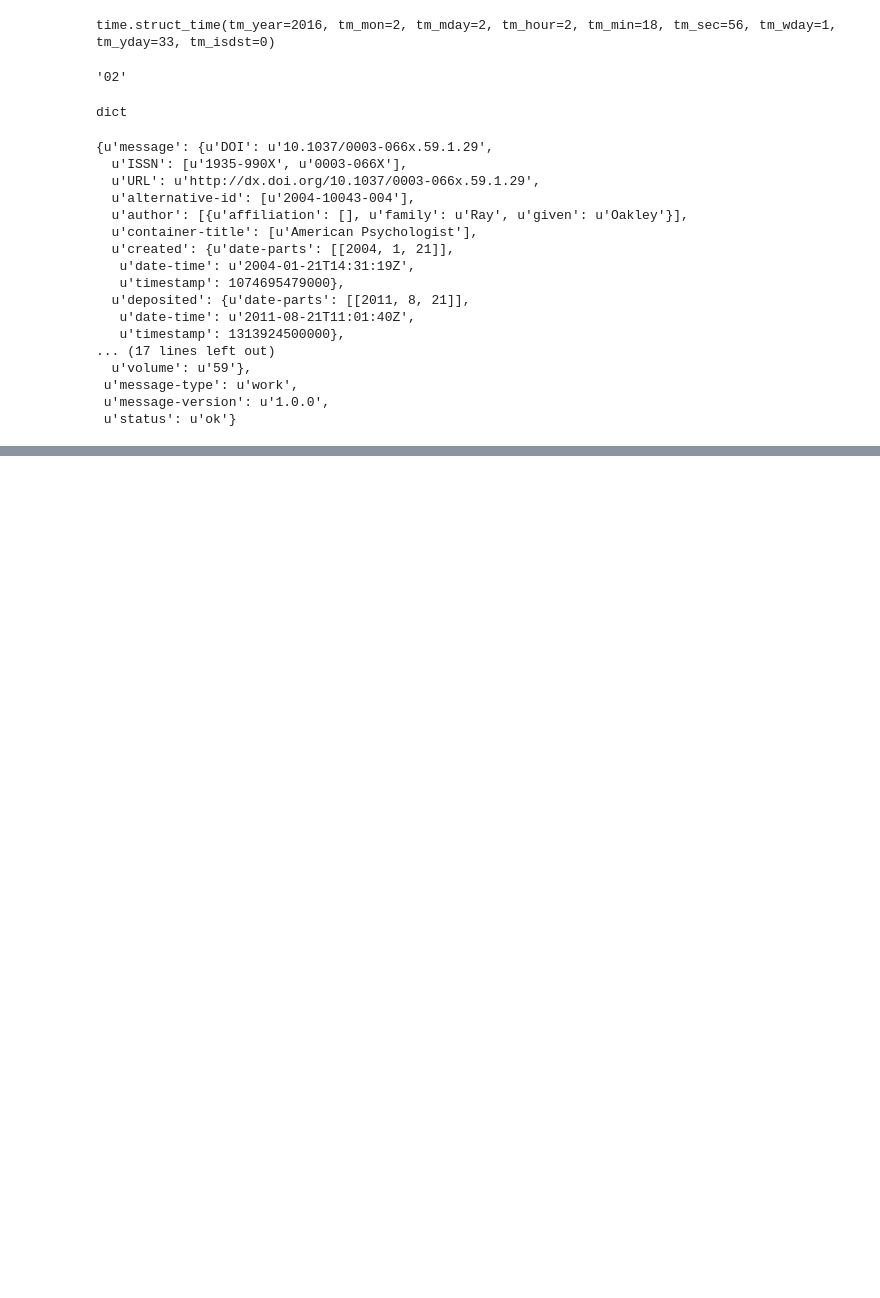
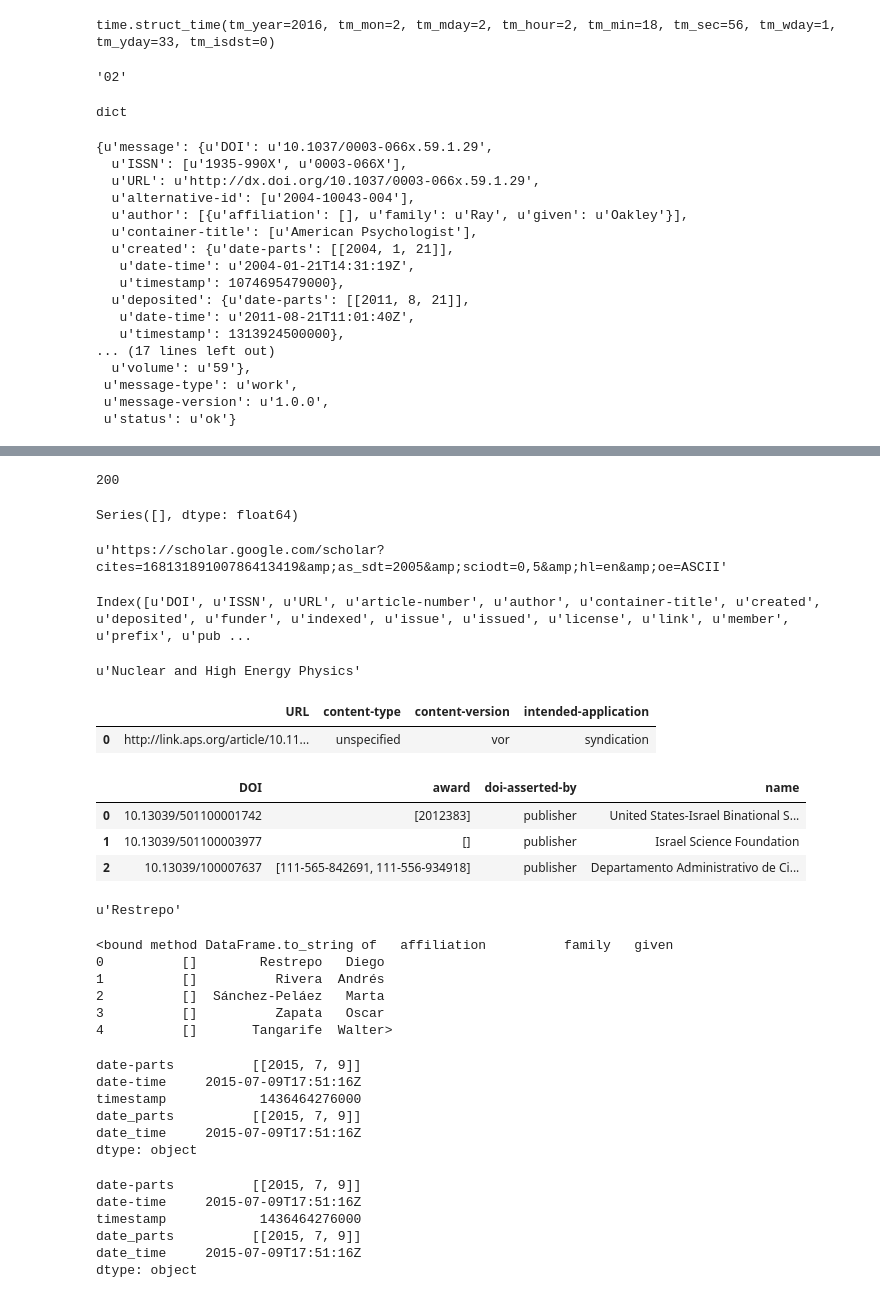
Before and after one commit to restrepo/webpy, a Jupyter notebook: revista.ipynb, the cells around one changed output, grey strips where cells are left out. Cells and saved outputs as stored; diff of their text form; code cells hidden in the pictures; blank space fills up the shorter version.

```diff
--- a/revista.ipynb
+++ b/revista.ipynb
@@ -537,0 +607,3 @@ r.json()
+# %%
+q=requests.get('http://dx.doi.org/10.1103/PhysRevD.92.013005',\
+                       headers ={'Accept': 'application/citeproc+json'})
@@ -537,0 +618,57 @@ r.json()
+# %%
+q.status_codefor k in a.json.keys():
+    if type(a.json[k])==dict:
+        a.json[k]=pd.Series(a.json[k])
+        a.json[k]=keysdash2underscore(a.json[k])
+# %% [output]
+200
+# %%
+a.citedby
+# %% [output]
+Series([], dtype: float64)
+# %%
+a.citedby.url
+# %% [output]
+u'https://scholar.google.com/scholar?cites=16813189100786413419&amp;as_sdt=2005&amp;sciodt=0,5&amp;hl=en&amp;oe=ASCII'
+# %%
+a.json.keys()
+# %% [output]
+Index([u'DOI', u'ISSN', u'URL', u'article-number', u'author', u'container-title', u'created', u'deposited', u'funder', u'indexed', u'issue', u'issued', u'license', u'link', u'member', u'prefix', u'pub ...
+# %%
+a.json.subject
+# %% [output]
+u'Nuclear and High Energy Physics'
+# %%
+pd.DataFrame(a.json.link)
+# %% [output]
+|  | URL | content-type | content-version | intended-application |
+| 0 | http://link.aps.org/article/10.11... | unspecified | vor | syndication |
+# %%
+a.json.funder
+# %% [output]
+|  | DOI | award | doi-asserted-by | name |
+| 0 | 10.13039/501100001742 | [2012383] | publisher | United States-Israel Binational S... |
+| 1 | 10.13039/501100003977 | [] | publisher | Israel Science Foundation |
+| 2 | 10.13039/100007637 | [111-565-842691, 111-556-934918] | publisher | Departamento Administrativo de Ci... |
+# %%
+a.json.author.ix[0].family
+# %% [output]
+u'Restrepo'
+# %%
+a.json.author.to_string
+# %% [output]
+<bound method DataFrame.to_string of   affiliation          family   given
+0          []        Restrepo   Diego
+1          []          Rivera  Andrés
+2          []  Sánchez-Peláez   Marta
+3          []          Zapata   Oscar
+4          []       Tangarife  Walter>
+# %%
+e
+# %% [output]
+date-parts          [[2015, 7, 9]]
+date-time     2015-07-09T17:51:16Z
+timestamp            1436464276000
+date_parts          [[2015, 7, 9]]
+date_time     2015-07-09T17:51:16Z
+dtype: object
@@ -537,0 +680,9 @@ r.json()
+# %%
+d
+# %% [output]
+date-parts          [[2015, 7, 9]]
+date-time     2015-07-09T17:51:16Z
+timestamp            1436464276000
+date_parts          [[2015, 7, 9]]
+date_time     2015-07-09T17:51:16Z
+dtype: object
```
Also changed, not shown: parts of 34 cells of this notebook, 2 other files.
